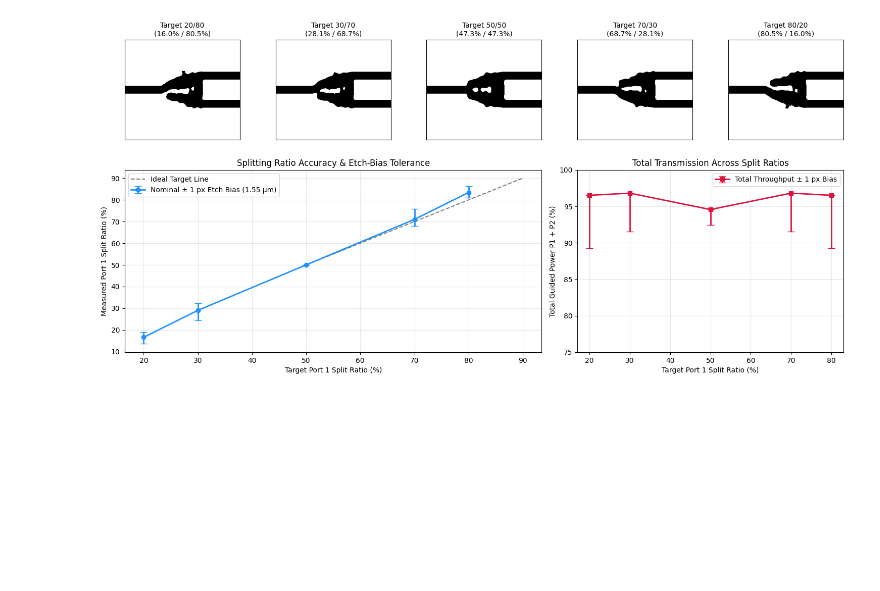
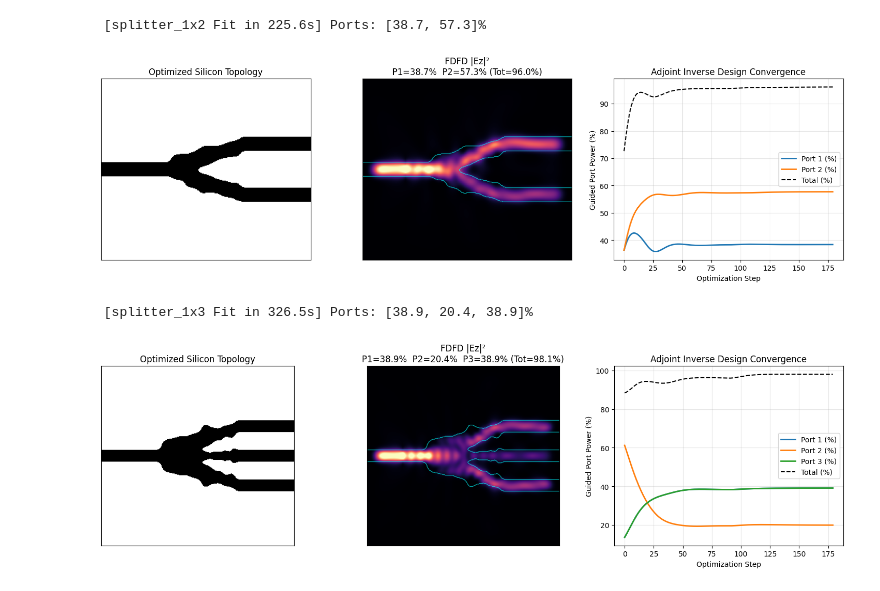
Before and after one commit to samuelnoger/neural-photonics, a Jupyter notebook: fit_design.ipynb, the cells around one changed output. Cells and saved outputs as stored; diff of their text form; code cells hidden in the pictures; blank space fills up the shorter version.

Commit message:
New feature: wdm and 1x3 splitter

```diff
--- a/fit_design.ipynb
+++ b/fit_design.ipynb
@@ -58,57 +8,18 @@ for r in ratios:
-# %%
-fig = plt.figure(figsize=(15, 7.5))
-gs = fig.add_gridspec(2, 5, height_ratios=[1.0, 1.15])
-
-# Top row: Optimized binary silicon topologies for each split ratio
-for idx, r in enumerate(ratios):
-    ax = fig.add_subplot(gs[0, idx])
-    eps_grid = sweep_results[r]["fit"]["eps_norm"]
-    t1 = sweep_results[r]["fit"]["t1_fit"] * 100
-    t2 = sweep_results[r]["fit"]["t2_fit"] * 100
-    ax.imshow(eps_grid.T, cmap="Greys", origin="lower")
-    ax.set_title(f"Target {r*100:.0f}/{(1-r)*100:.0f}\n({t1:.1f}% / {t2:.1f}%)", fontsize=10)
-    ax.set_xticks([])
-    ax.set_yticks([])
-
-# Extract nominal (0 px) and ±1 px etch-bias bounds at λ = 1.55 μm (index 1)
-targets_pct = np.array(ratios) * 100
-nom_ratio = np.array([sweep_results[r]["rob"]["ratio"][1, 1] * 100 for r in ratios])
-min_ratio = np.array([sweep_results[r]["rob"]["ratio"][1, :].min() * 100 for r in ratios])
-max_ratio = np.array([sweep_results[r]["rob"]["ratio"][1, :].max() * 100 for r in ratios])
-
-nom_tot = np.array([sweep_results[r]["rob"]["total"][1, 1] * 100 for r in ratios])
-min_tot = np.array([sweep_results[r]["rob"]["total"][1, :].min() * 100 for r in ratios])
-max_tot = np.array([sweep_results[r]["rob"]["total"][1, :].max() * 100 for r in ratios])
-
-# Bottom-left: Achieved vs. Target Split Ratio with ±1 px bias bars
-ax_r = fig.add_subplot(gs[1, :3])
-ax_r.plot([50, 90], [50, 90], "--", color="gray", label="Ideal Target Line")
-ax_r.errorbar(
-    targets_pct, nom_ratio,
-    yerr=[nom_ratio - min_ratio, max_ratio - nom_ratio],
-    fmt="o-", lw=2, capsize=5, color="dodgerblue", label="Nominal ± 1 px Etch Bias (1.55 μm)"
-)
-ax_r.set_xlabel("Target Port 1 Split Ratio (%)")
-ax_r.set_ylabel("Measured Port 1 Split Ratio (%)")
-ax_r.set_title("Splitting Ratio Accuracy & Etch-Bias Tolerance")
-ax_r.grid(True, alpha=0.3)
-ax_r.legend()
-
-# Bottom-right: Total Transmission (P1 + P2) across Split Ratios
-ax_t = fig.add_subplot(gs[1, 3:])
-ax_t.errorbar(
-    targets_pct, nom_tot,
-    yerr=[nom_tot - min_tot, max_tot - nom_tot],
-    fmt="s-", lw=2, capsize=5, color="crimson", label="Total Throughput ± 1 px Bias"
-)
-ax_t.set_xlabel("Target Port 1 Split Ratio (%)")
-ax_t.set_ylabel("Total Guided Power P1 + P2 (%)")
-ax_t.set_ylim(75, 100)
-ax_t.set_title("Total Transmission Across Split Ratios")
-ax_t.grid(True, alpha=0.3)
-ax_t.legend()
-
-plt.tight_layout()
-plt.show()
-# %% [output]
-[figure, removed]
+# %%
+# Standard 1x2 Splitter
+fitter_1x2 = PhotonicFitter(device_type="splitter_1x2", smooth_sigma=4.0)
+res_1x2 = fitter_1x2.fit(target_ratio=0.4, init_mode="branched", steps=180, robust_delta = 0.3, robust_start = 0.5)
+
+plot_result(res_1x2)
+# %% [output]
+ [splitter_1x2 Fit in 225.6s] Ports: [38.7, 57.3]%
+[figure, added]
+# %%
+# 1x3 Splitter (equal 33.3% / 33.3% / 33.3% split, or custom target_ratios=[0.25, 0.50, 0.25])
+fitter_1x3 = PhotonicFitter(device_type="splitter_1x3", smooth_sigma=4.0)
+res_1x3 = fitter_1x3.fit(target_ratios=[0.4, 0.2, 0.4], init_mode="branched", steps=180, robust_delta = 0.3, robust_start = 0.5)
+
+plot_result(res_1x3)
+# %% [output]
+ [splitter_1x3 Fit in 326.5s] Ports: [38.9, 20.4, 38.9]%
+[figure, added]
```
Also changed, not shown: parts of 4 cells of this notebook, 7 other files.
